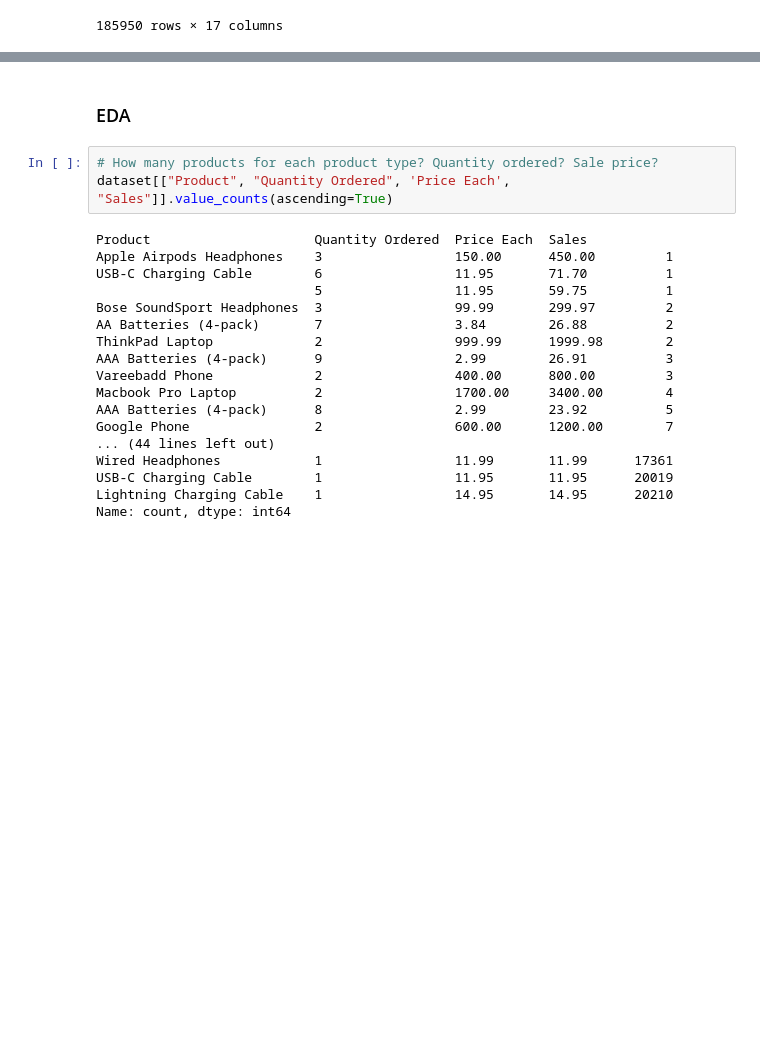
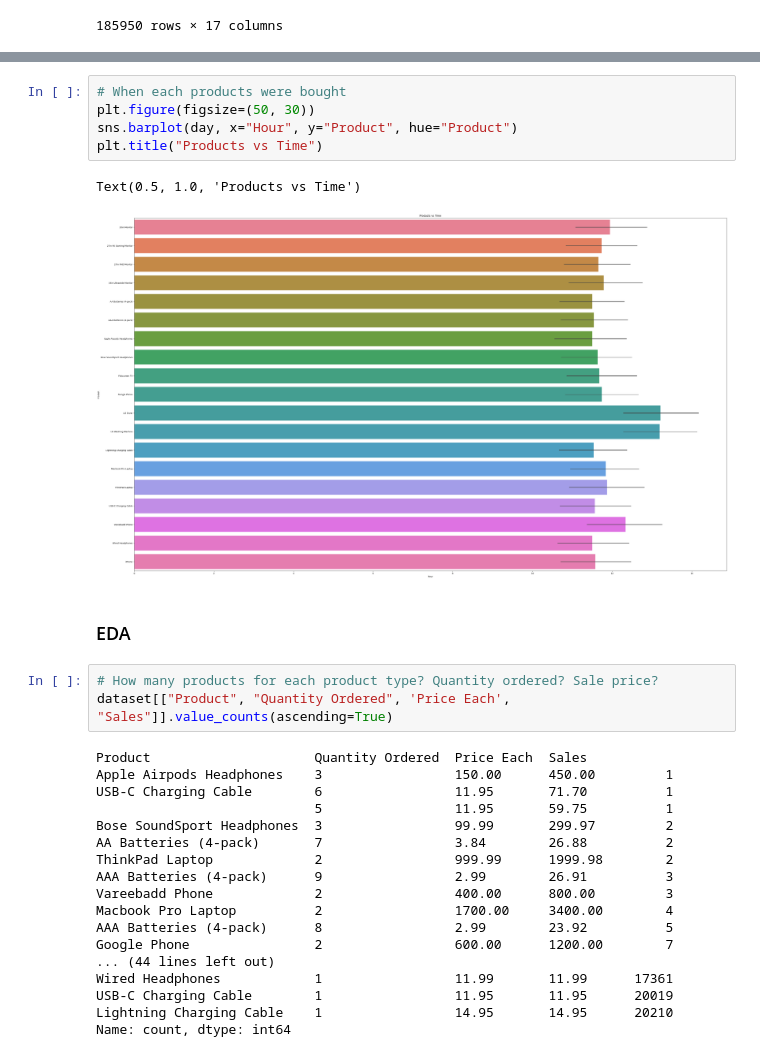
Before and after one commit to Kyl67899/Meriskill_Data_Analysis_intern, a Jupyter notebook: Sales/sales.ipynb, the cells around one changed output, grey strips where cells are left out. Drawn from its saved outputs; the diff is of its cells as text; blank space fills up the shorter version.

```diff
--- a/Sales/sales.ipynb
+++ b/Sales/sales.ipynb
@@ -241,3 +249,11 @@ day.sort_values(by="Product", ascending = False).head(10)
+# %%
+# When each products were bought
+plt.figure(figsize=(50, 30))
+sns.barplot(day, x="Hour", y="Product", hue="Product")
+plt.title("Products vs Time")
+# %% [output]
+Text(0.5, 1.0, 'Products vs Time')
+[figure, added]
 # %% [markdown]
 ### EDA
 # %%
```
Also changed, not shown: parts of 4 cells of this notebook, 2 other files.
